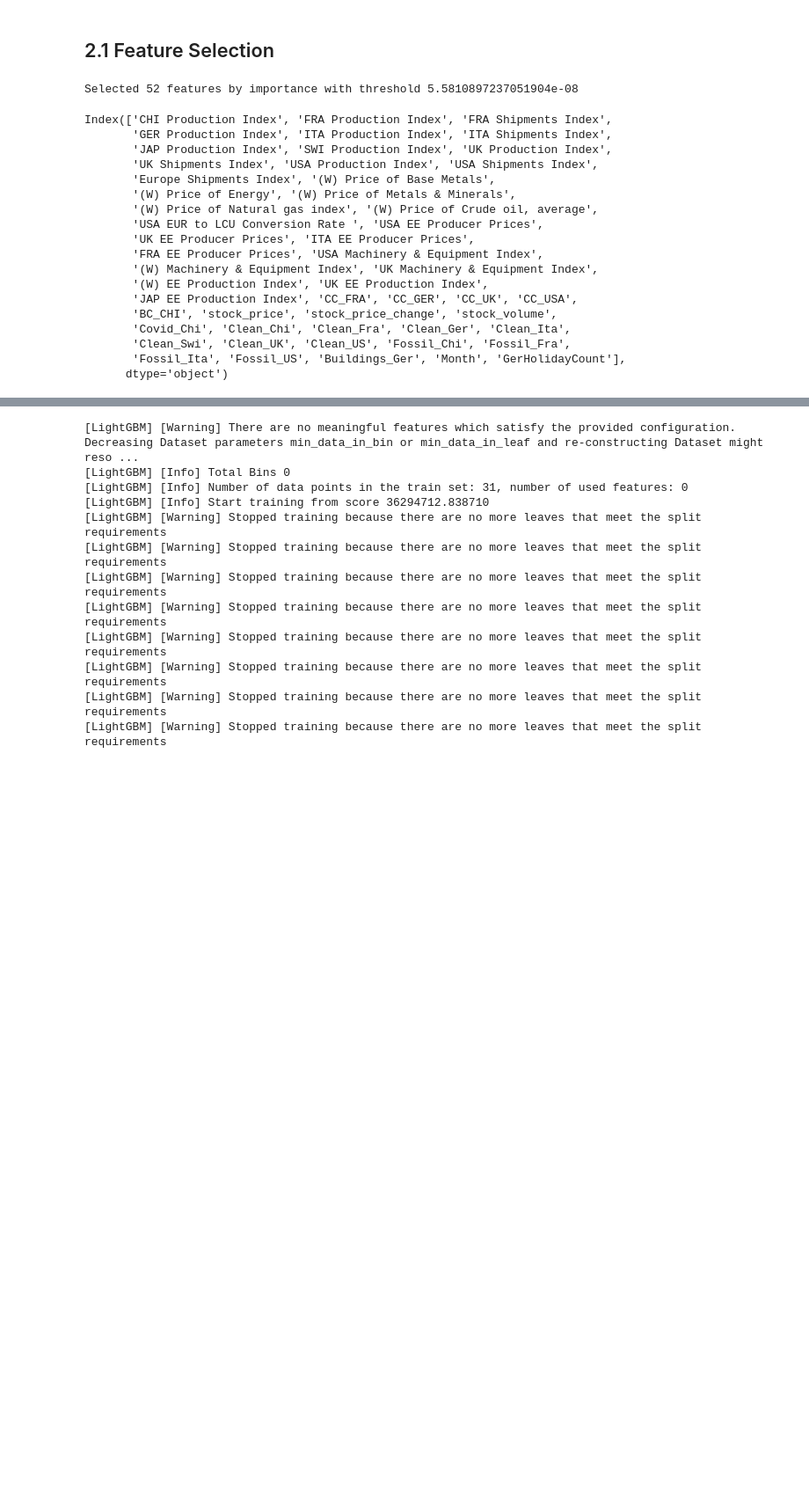
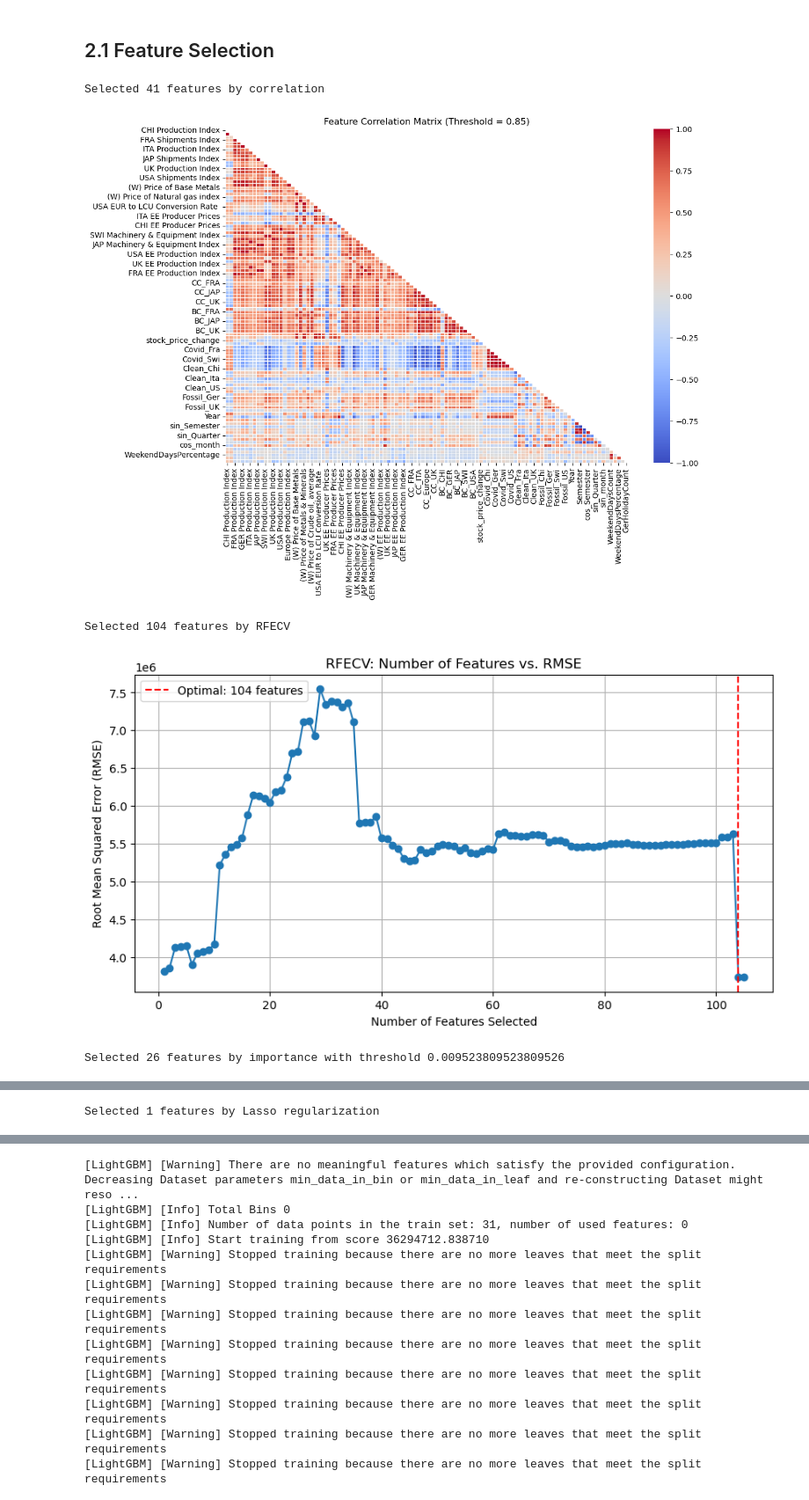
Before and after one commit to MGN19/Siemens-forecast, a Jupyter notebook: 02_FS_&_Modeling.ipynb, the cells around one changed output, grey strips where cells are left out. Shown: that part at 88% size. Cells and saved outputs as stored; diff of their text form; code cells hidden in the pictures; blank space fills up the shorter version.

```diff
--- a/02_FS_&_Modeling.ipynb
+++ b/02_FS_&_Modeling.ipynb
@@ -166,28 +107,9 @@ def feature_selection(X_train, y_train, method='all',
-# %%
-selected_features = feature_selection(X_train_scaled, y_train_1,
-                                      method='importance',
-                                      rfe_model = XGBRegressor(),
-                                      corr_threshold=0.85,
-                                      importance_threshold = 'median')
-
-selected_features
-# %% [output]
-Selected 52 features by importance with threshold 5.5810897237051904e-08
-Index(['CHI Production Index', 'FRA Production Index', 'FRA Shipments Index',
-       'GER Production Index', 'ITA Production Index', 'ITA Shipments Index',
-       'JAP Production Index', 'SWI Production Index', 'UK Production Index',
-       'UK Shipments Index', 'USA Production Index', 'USA Shipments Index',
-       'Europe Shipments Index', '(W) Price of Base Metals',
-       '(W) Price of Energy', '(W) Price of Metals & Minerals',
-       '(W) Price of Natural gas index', '(W) Price of Crude oil, average',
-       'USA EUR to LCU Conversion Rate ', 'USA EE Producer Prices',
-       'UK EE Producer Prices', 'ITA EE Producer Prices',
-       'FRA EE Producer Prices', 'USA Machinery & Equipment Index',
-       '(W) Machinery & Equipment Index', 'UK Machinery & Equipment Index',
-       '(W) EE Production Index', 'UK EE Production Index',
-       'JAP EE Production Index', 'CC_FRA', 'CC_GER', 'CC_UK', 'CC_USA',
-       'BC_CHI', 'stock_price', 'stock_price_change', 'stock_volume',
-       'Covid_Chi', 'Clean_Chi', 'Clean_Fra', 'Clean_Ger', 'Clean_Ita',
-       'Clean_Swi', 'Clean_UK', 'Clean_US', 'Fossil_Chi', 'Fossil_Fra',
-       'Fossil_Ita', 'Fossil_US', 'Buildings_Ger', 'Month', 'GerHolidayCount'],
-      dtype='object')
+# %%
+fs.feature_selection(X_train, y_train_1, method='all', rfe_model=None,
+                      corr_threshold=0.85, importance_threshold='mean', plot=True)
+# %% [output]
+Selected 41 features by correlation
+[figure, added]
+Selected 104 features by RFECV
+[figure, added]
+Selected 26 features by importance with threshold 0.009523809523809526
@@ -193,0 +117 @@ Index(['CHI Production Index', 'FRA Production Index', 'FRA Shipments Index',
+Selected 1 features by Lasso regularization
```
Also changed, not shown: parts of 9 cells of this notebook, 30 other files.
